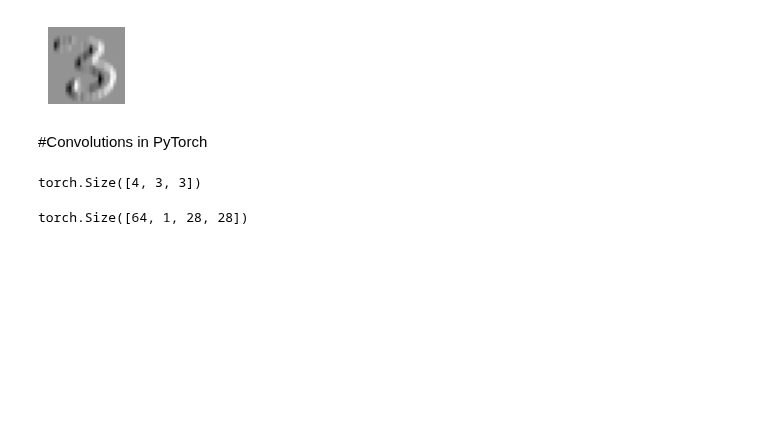
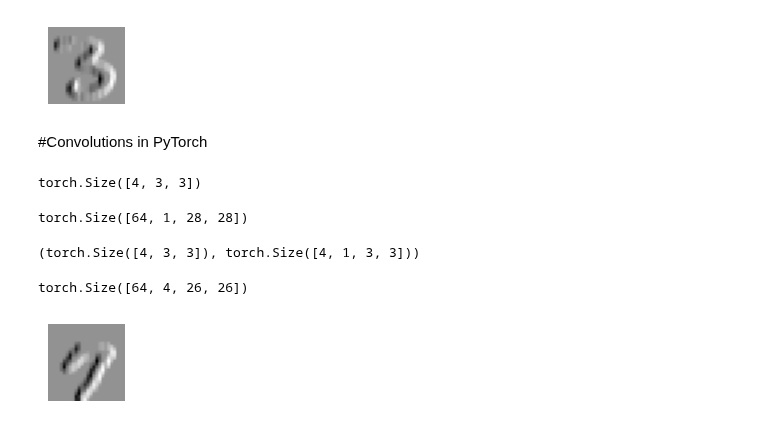
Before and after one commit to TBKHori/Analysis-ML-Deep-Learning, a Jupyter notebook: convolution_dpdv.ipynb, the cells around one changed output. Cells and saved outputs as stored; diff of their text form; code cells hidden in the pictures; blank space fills up the shorter version.

```diff
--- a/convolution_dpdv.ipynb
+++ b/convolution_dpdv.ipynb
@@ -127,3 +127,18 @@ xb.shape
 torch.Size([64, 1, 28, 28])
 # %%
 xb,yb = to_cpu(xb),to_cpu(yb)
+# %%
+edge_kernels.shape,edge_kernels.unsqueeze(1).shape
+# %% [output]
+(torch.Size([4, 3, 3]), torch.Size([4, 1, 3, 3]))
+# %%
+edge_kernels = edge_kernels.unsqueeze(1)
+# %%
+batch_features = F.conv2d(xb, edge_kernels)
+batch_features.shape
+# %% [output]
+torch.Size([64, 4, 26, 26])
+# %%
+show_image(batch_features[0,0]);
+# %% [output]
+[figure, added]
```
